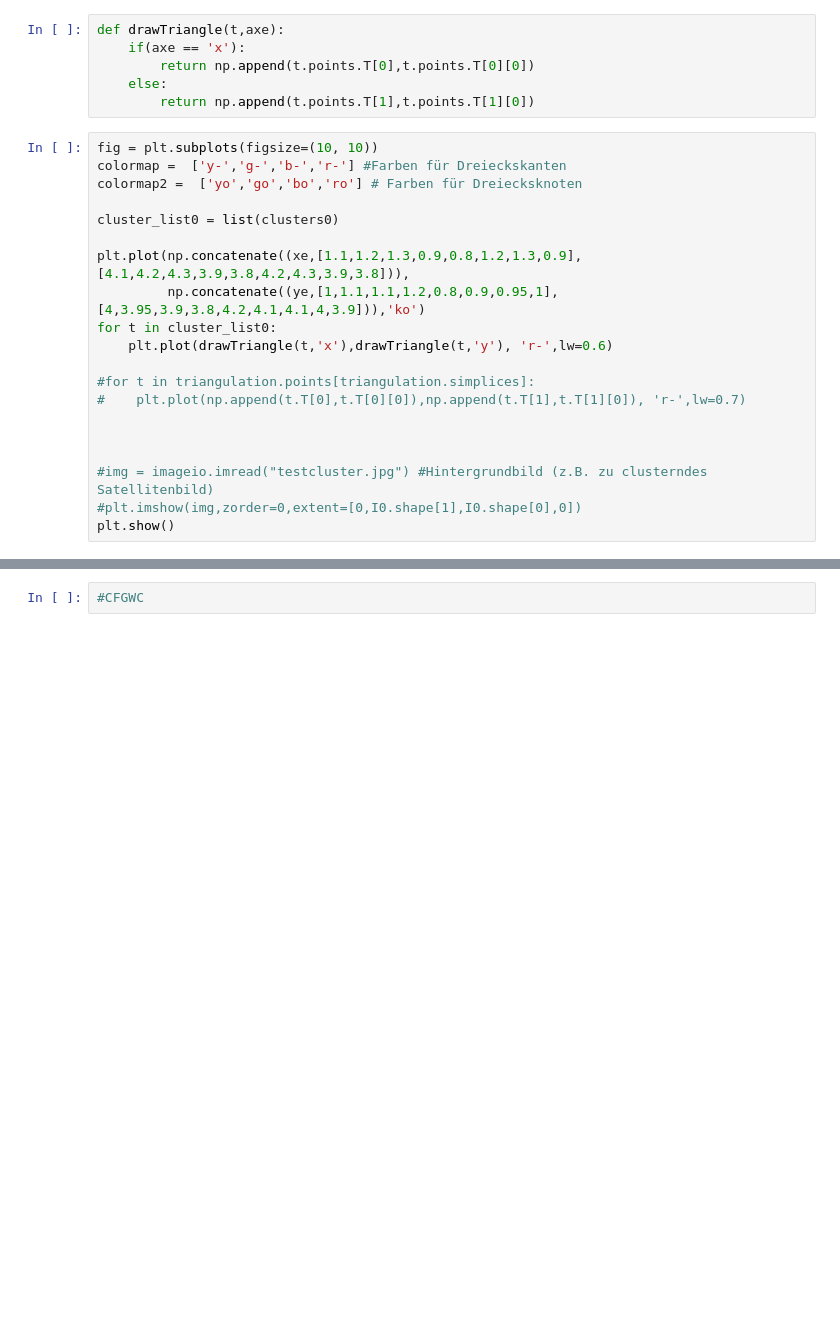
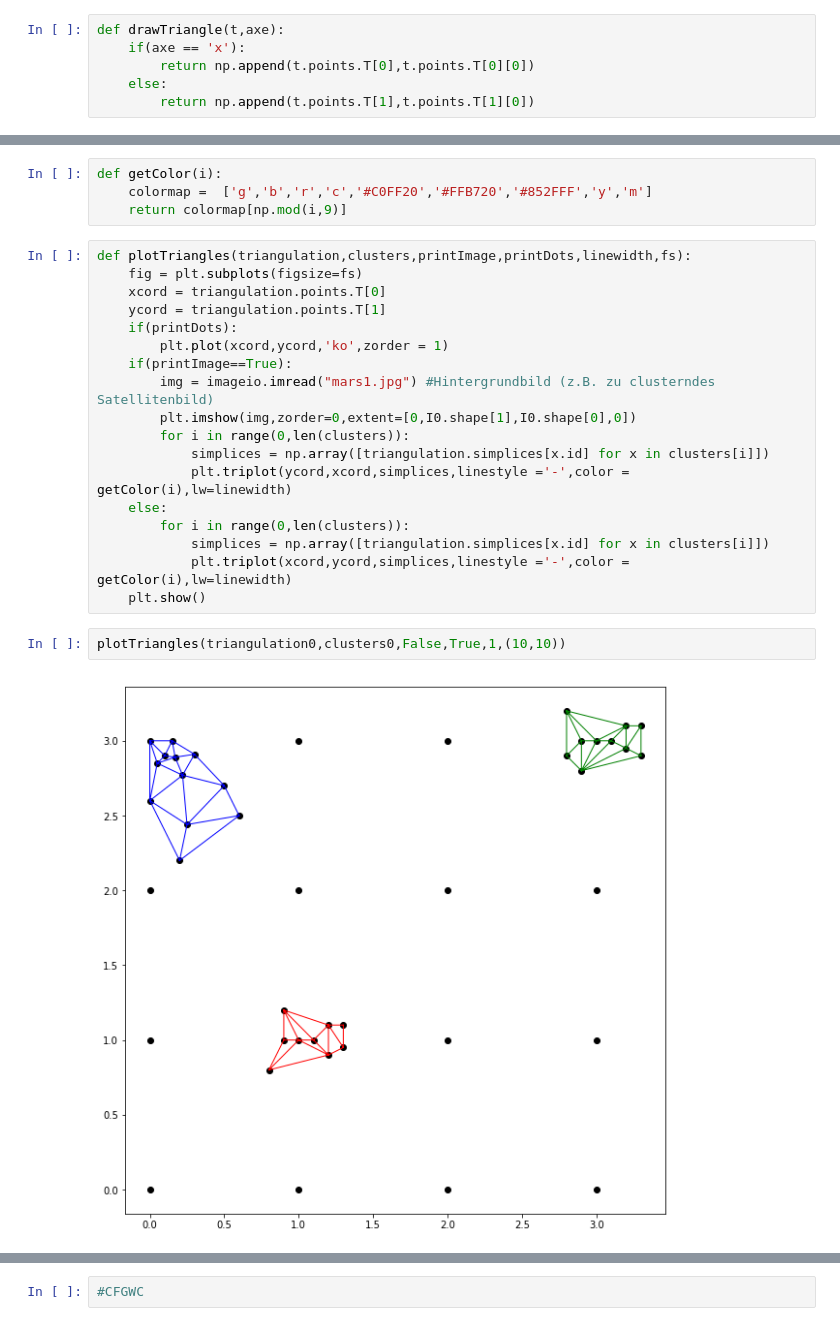
Before and after one commit to RobinBia/Neural-Networks-and-Clustering-Algorithms-for-GIS-Analysis, a Jupyter notebook: Programme/Code (Kapitel 5).ipynb, the cells around one changed output, grey strips where cells are left out. Cells and saved outputs as stored; diff of their text form; blank space fills up the shorter version.

```diff
--- a/Programme/Code (Kapitel 5).ipynb
+++ b/Programme/Code (Kapitel 5).ipynb
@@ -283,23 +316,3 @@ def drawTriangle(t,axe):
         return np.append(t.points.T[0],t.points.T[0][0])
     else:
         return np.append(t.points.T[1],t.points.T[1][0])
-# %%
-fig = plt.subplots(figsize=(10, 10))
-colormap =  ['y-','g-','b-','r-'] #Farben für Dreieckskanten
-colormap2 =  ['yo','go','bo','ro'] # Farben für Dreiecksknoten
-
-cluster_list0 = list(clusters0)
-
-plt.plot(np.concatenate((xe,[1.1,1.2,1.3,0.9,0.8,1.2,1.3,0.9],[4.1,4.2,4.3,3.9,3.8,4.2,4.3,3.9,3.8])),
-         np.concatenate((ye,[1,1.1,1.1,1.2,0.8,0.9,0.95,1],[4,3.95,3.9,3.8,4.2,4.1,4.1,4,3.9])),'ko')
-for t in cluster_list0:
-    plt.plot(drawTriangle(t,'x'),drawTriangle(t,'y'), 'r-',lw=0.6)
-
-#for t in triangulation.points[triangulation.simplices]:
-#    plt.plot(np.append(t.T[0],t.T[0][0]),np.append(t.T[1],t.T[1][0]), 'r-',lw=0.7)
-
-
-
-#img = imageio.imread("testcluster.jpg") #Hintergrundbild (z.B. zu clusterndes Satellitenbild)
-#plt.imshow(img,zorder=0,extent=[0,I0.shape[1],I0.shape[0],0])
-plt.show()
@@ -308 +325,27 @@ plt.show()
+# %%
+def getColor(i):
+    colormap =  ['g','b','r','c','#C0FF20','#FFB720','#852FFF','y','m']
+    return colormap[np.mod(i,9)]
+# %%
+def plotTriangles(triangulation,clusters,printImage,printDots,linewidth,fs):
+    fig = plt.subplots(figsize=fs)
+    xcord = triangulation.points.T[0]
+    ycord = triangulation.points.T[1]
+    if(printDots):
+        plt.plot(xcord,ycord,'ko',zorder = 1)
+    if(printImage==True):
+        img = imageio.imread("mars1.jpg") #Hintergrundbild (z.B. zu clusterndes Satellitenbild)
+        plt.imshow(img,zorder=0,extent=[0,I0.shape[1],I0.shape[0],0])
+        for i in range(0,len(clusters)):
+            simplices = np.array([triangulation.simplices[x.id] for x in clusters[i]])
+            plt.triplot(ycord,xcord,simplices,linestyle ='-',color = getColor(i),lw=linewidth)
+    else:
+        for i in range(0,len(clusters)):
+            simplices = np.array([triangulation.simplices[x.id] for x in clusters[i]])
+            plt.triplot(xcord,ycord,simplices,linestyle ='-',color = getColor(i),lw=linewidth)
+    plt.show()
+# %%
+plotTriangles(triangulation0,clusters0,False,True,1,(10,10))
+# %% [output]
+[figure, added]
 # %%
```
Also changed, not shown: parts of 11 cells of this notebook, 3 other files.
